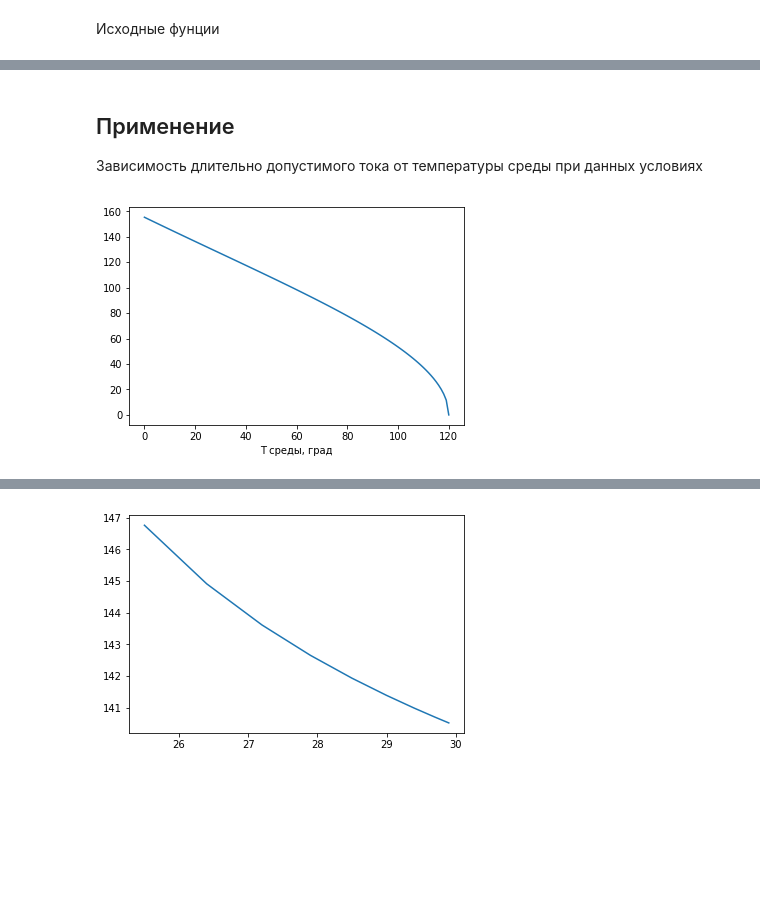
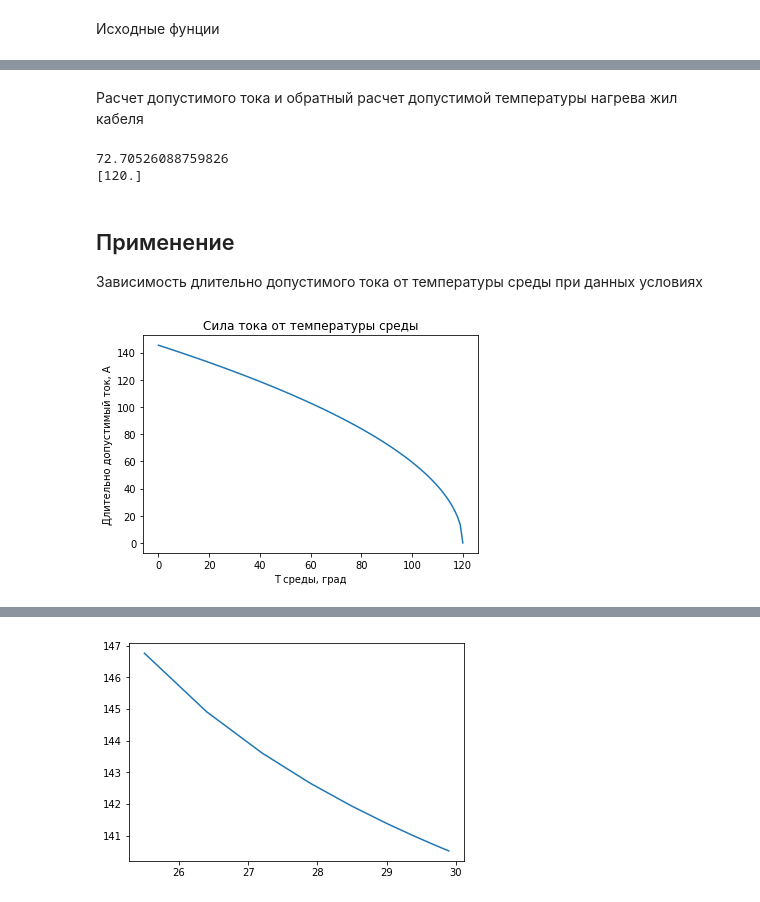
Before and after one commit to unifloc/unifloc_py, a Jupyter notebook: uTemperature/Расчет кабеля.ipynb, the cells around one changed output, grey strips where cells are left out. Drawn from its saved outputs; the diff is of its cells as text; code cells hidden in the pictures; blank space fills up the shorter version.

Commit message:
Добавлен рабочий модуль для расчета температуры. Создан пример использования.

```diff
--- a/uTemperature/Расчет кабеля.ipynb
+++ b/uTemperature/Расчет кабеля.ipynb
@@ -63,0 +88,4 @@ def tmax(s_c,s_env,rt,i,t):
+# %%
+def t_cabel(tf_c,i,rt,s_cable,s_env):
+    result = (i**2)*(s_cable+s_env)*rt*3/10**5+tf_c
+    return result
@@ -63,0 +94,4 @@ def tmax(s_c,s_env,rt,i,t):
+# %%
+delta0=10
+print(s_c_val)
+print(s_env_val)
@@ -63,0 +101,21 @@ def tmax(s_c,s_env,rt,i,t):
+# %%
+
+def calc_all(tf_c,i):
+    data_temp=Save_temp_cable_c(None)
+    #i=np.asarray(tf_c)*0+i
+    delta0=tf_c*0+10
+    #экземляр класса для хранения вычисленных данных
+    def calc_temp_cable(val_t_cabel1):
+        s_c_val=s_c(sigmai,d1,Ds,d)
+        s_env_val=s_env(D,Dtr,sigma_water=sigma_water,sigma_oil=sigma_oil)
+        rt_val=rt(R,val_t_cabel1,alpha)
+        val_t_cabel2=t_cabel(tf_c,i,rt_val,s_c_val,s_env_val)
+        data_temp.save((val_t_cabel2))
+        #print(val_t_cabel2)
+        #print(val_t_cabel2)
+        #сохранения в экземляр значений температуры
+        return val_t_cabel2-val_t_cabel1
+    delta=fsolve(calc_temp_cable,delta0)
+    #print(delta)
+    return delta
+    #return data_temp.temp_cable_c
@@ -64,19 +164,36 @@ def tmax(s_c,s_env,rt,i,t):
+# %% [markdown]
+Расчет допустимого тока и обратный расчет допустимой температуры нагрева жил кабеля
+# %%
+
+t_fluid=90
+
+s_c_val=s_c(sigmai,d1,Ds,d)
+s_env_val=s_env(D,Dtr,sigma_water=sigma_water,sigma_oil=sigma_oil)
+rt_val=rt(R,120,alpha)
+i_val=calc_i(tlong,t_fluid,s_c_val,s_env_val,rt_val)
+print(i_val)
+print(calc_all(t_fluid,i_val))
+# %% [output]
+72.70526088759826
+[120.]
 # %% [markdown]
 ## Применение
 Зависимость длительно допустимого тока от температуры среды при данных условиях
 # %%
 x=[]
 y=[]
 s_c_val=s_c(sigmai,d1,Ds,d)
 s_env_val=s_env(D,Dtr,sigma_water=sigma_water,sigma_oil=sigma_oil)
 for k in range(121):
     x.append(k)
-    rt_val=rt(R,k,alpha)
-    i_val=i(tlong,k,s_c_val,s_env_val,rt_val)
+    rt_val=rt(R,120,alpha)
+    i_val=calc_i(tlong,k,s_c_val,s_env_val,rt_val)
     y.append(i_val)
 
 plt.plot(x,y,label='Сила тока от температуры среды')
 plt.xlabel('T среды, град')
+plt.ylabel('Длительно допустимый ток, А')
+plt.title('Сила тока от температуры среды')
 plt.show()
 # %% [output]
-[figure, old version]
+[figure, new version]
```
Also changed, not shown: parts of 10 cells of this notebook, 3 other files.
